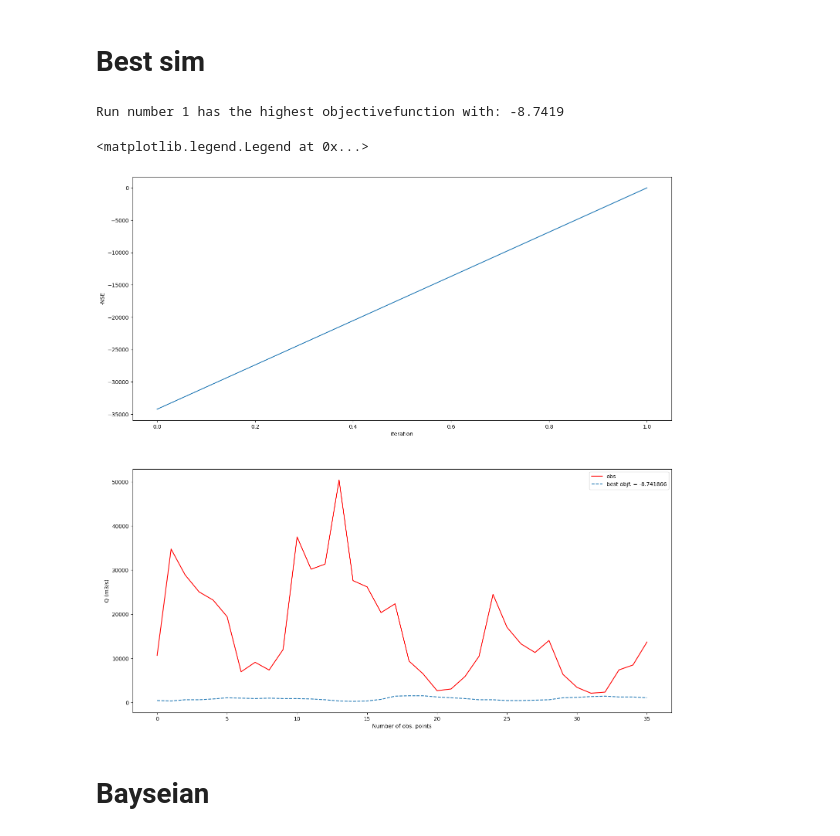
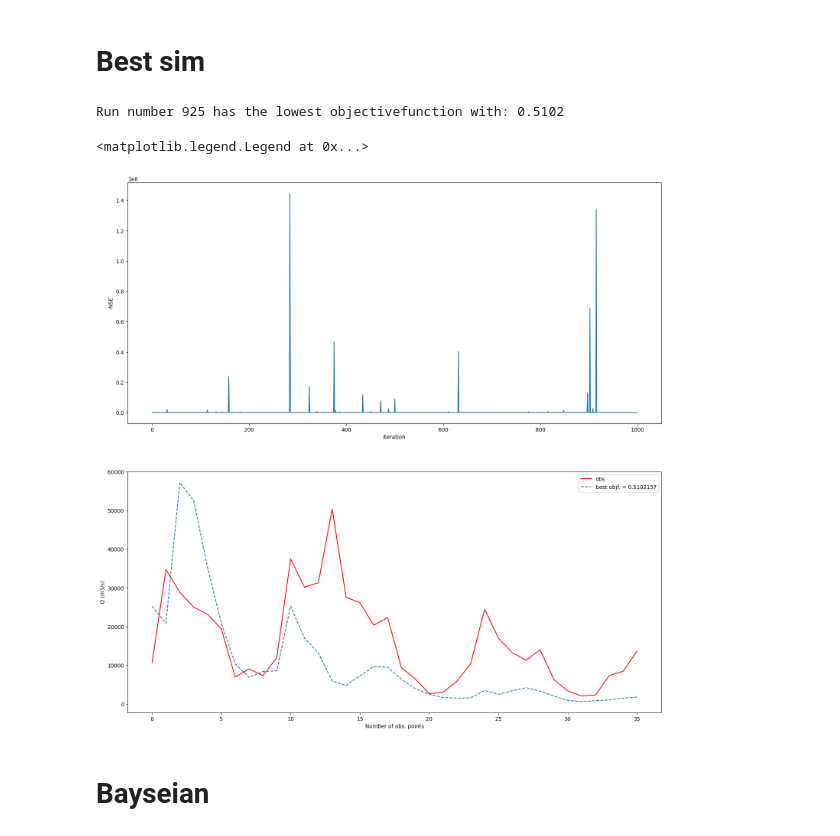
Before and after one commit to ShuaiGe57/SPOTPY-and-pySWATPlus, a Jupyter notebook: Cal.ipynb, the cells around one changed output. Cells and saved outputs as stored; diff of their text form; code cells hidden in the pictures.

```diff
--- a/Cal.ipynb
+++ b/Cal.ipynb
@@ -43,9 +43,10 @@ cwd = "E:/4_CodeLearn/Python/SPOTPY-and-pySWATPlus"
 # %% [markdown]
 # 用pySWATPlus定义huron_swat函数
 # %%
-def huron_swat(reader, params, copy_path, show_output=False, delete_copy=True):
+def huron_swat(reader, params, tpl_params, copy_path, show_output=False, delete_copy=True):
     result = reader.copy_and_run(dir=copy_path,
                                  params=params,
+                                 tpl_params=tpl_params,
                                  show_output=show_output
                                  )
     reader = FileReader(os.path.join(result, "basin_aqu_mon.txt"),
@@ -249,26 +302,26 @@ sampler = sp.algorithms.mc(spot_setup,
 # Best sim
 # %%
 Cal_results = sp.analyser.load_csv_results("Cal")
-bestindex, bestobjf = sp.analyser.get_maxlikeindex(Cal_results)
-bestindex = 0
+bestindex, bestobjf = sp.analyser.get_minlikeindex(Cal_results)
+# bestindex = 1
 best_model_run = Cal_results[bestindex]
 fields = [word for word in best_model_run.dtype.names if word.startswith("sim")]
 best_simulation = np.array(list(best_model_run[fields]))
 obs = np.array(spot_setup.evaluation())
 
 fig, (ax1, ax2) = plt.subplots(2, 1, figsize=(18,18))
 ax1.plot(Cal_results['like1'])
 ax1.set_xlabel("iteration")
 ax1.set_ylabel("-NSE")
 
 ax2.plot(obs, "r-", label="obs")
 ax2.plot(best_simulation, "--", markersize = 2 ,label="best objf. = " + str(bestobjf))
 ax2.set_xlabel("Number of obs. points")
 ax2.set_ylabel("Q (m3/s)")
 ax2.legend()
 # %% [output]
-Run number 1 has the highest objectivefunction with: -8.7419
+Run number 925 has the lowest objectivefunction with: 0.5102
 <matplotlib.legend.Legend at 0x...>
-[figure, old version]
+[figure, new version]
 # %% [markdown]
 # Bayseian
```
Also changed, not shown: parts of 2 cells of this notebook, 27 other files.
